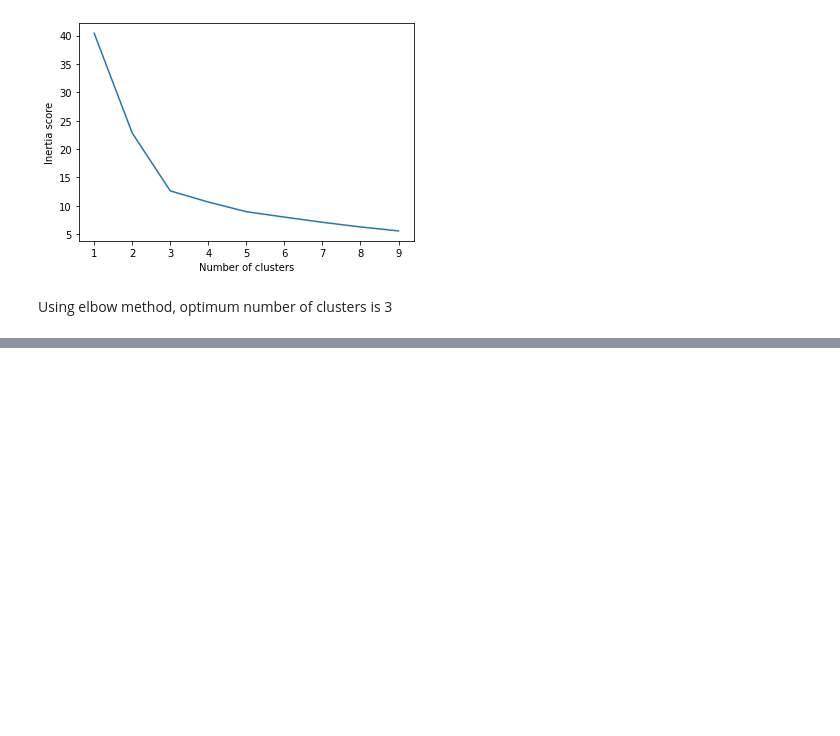
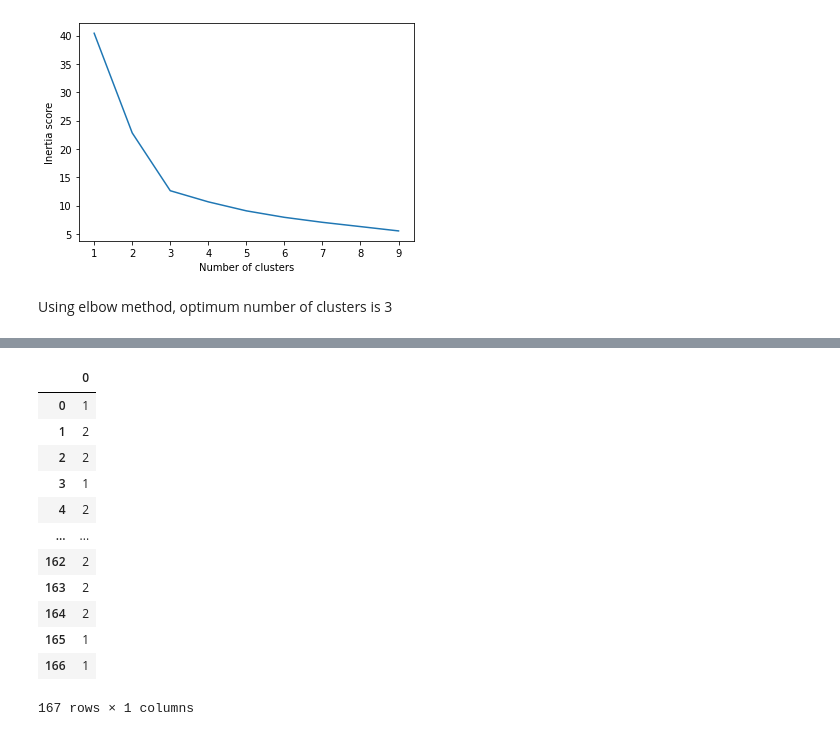
Before and after one commit to jennajt/PCA, a Jupyter notebook: PCA_KMeans.ipynb, the cells around one changed output, grey strips where cells are left out. Cells and saved outputs as stored; diff of their text form; code cells hidden in the pictures; blank space fills up the shorter version.

```diff
--- a/PCA_KMeans.ipynb
+++ b/PCA_KMeans.ipynb
@@ -386,0 +426,16 @@ Using elbow method, optimum number of clusters is 3
+# %%
+pd.DataFrame(km.labels_)
+# %% [output]
+|  | 0 |
+| 0 | 1 |
+| 1 | 2 |
+| 2 | 2 |
+| 3 | 1 |
+| 4 | 2 |
+| ... | ... |
+| 162 | 2 |
+| 163 | 2 |
+| 164 | 2 |
+| 165 | 1 |
+| 166 | 1 |
+167 rows × 1 columns
```
Also changed, not shown: parts of 12 cells of this notebook.
